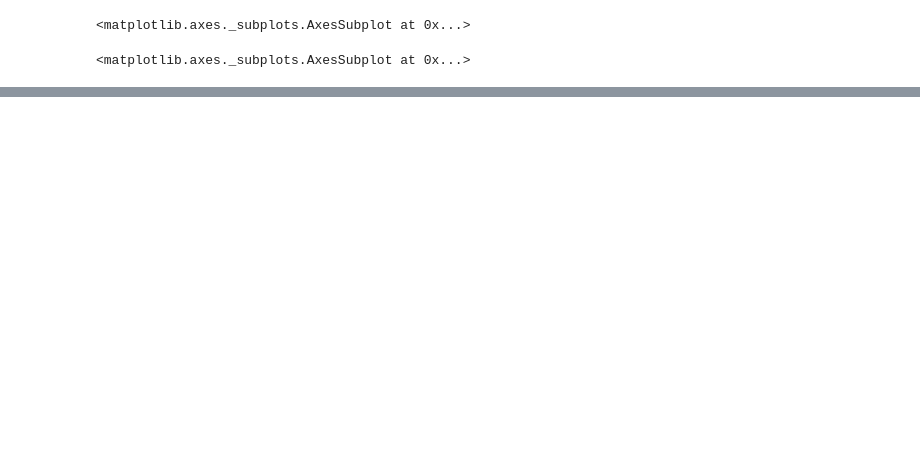
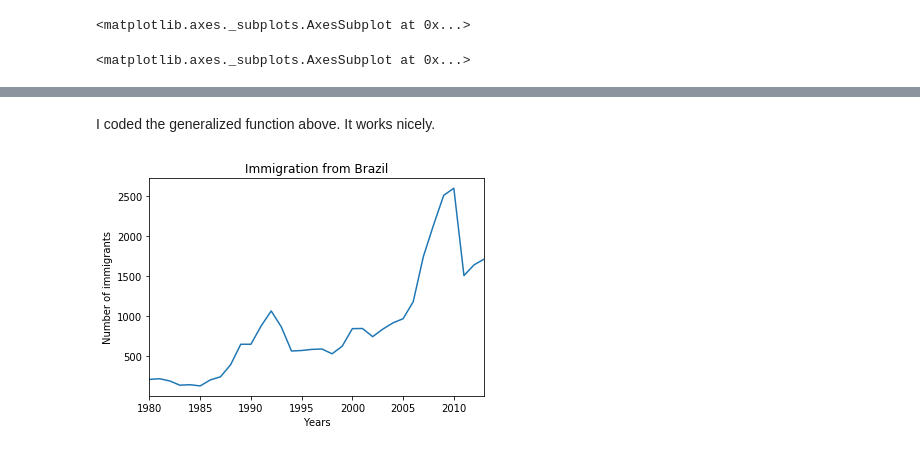
Before and after one commit to Gus-Viola/IBM-DV0101EN, a Jupyter notebook: 01 First Module of the Course.ipynb, the cells around one changed output, grey strips where cells are left out. Drawn from its saved outputs; the diff is of its cells as text; code cells hidden in the pictures; blank space fills up the shorter version.

```diff
--- a/01 First Module of the Course.ipynb
+++ b/01 First Module of the Course.ipynb
@@ -142,0 +387,18 @@ df["India"].plot(kind="hist")
+# %%
+def PlotImmigrationFrom (country):
+    try:
+        listCountry = df_canada.loc[country, years]
+        listCountry.plot(kind="line")
+        plt.title('Immigration from '+country)
+        plt.ylabel('Number of immigrants')
+        plt.xlabel('Years')
+    except:
+        print("I could not loc "+country)
+
+#     print(listCountry.head())
+# %% [markdown]
+I coded the generalized function above. It works nicely.
+# %%
+PlotImmigrationFrom('Brazil')
+# %% [output]
+[figure, added]
```
Also changed, not shown: parts of 36 cells of this notebook, 3 other files.
